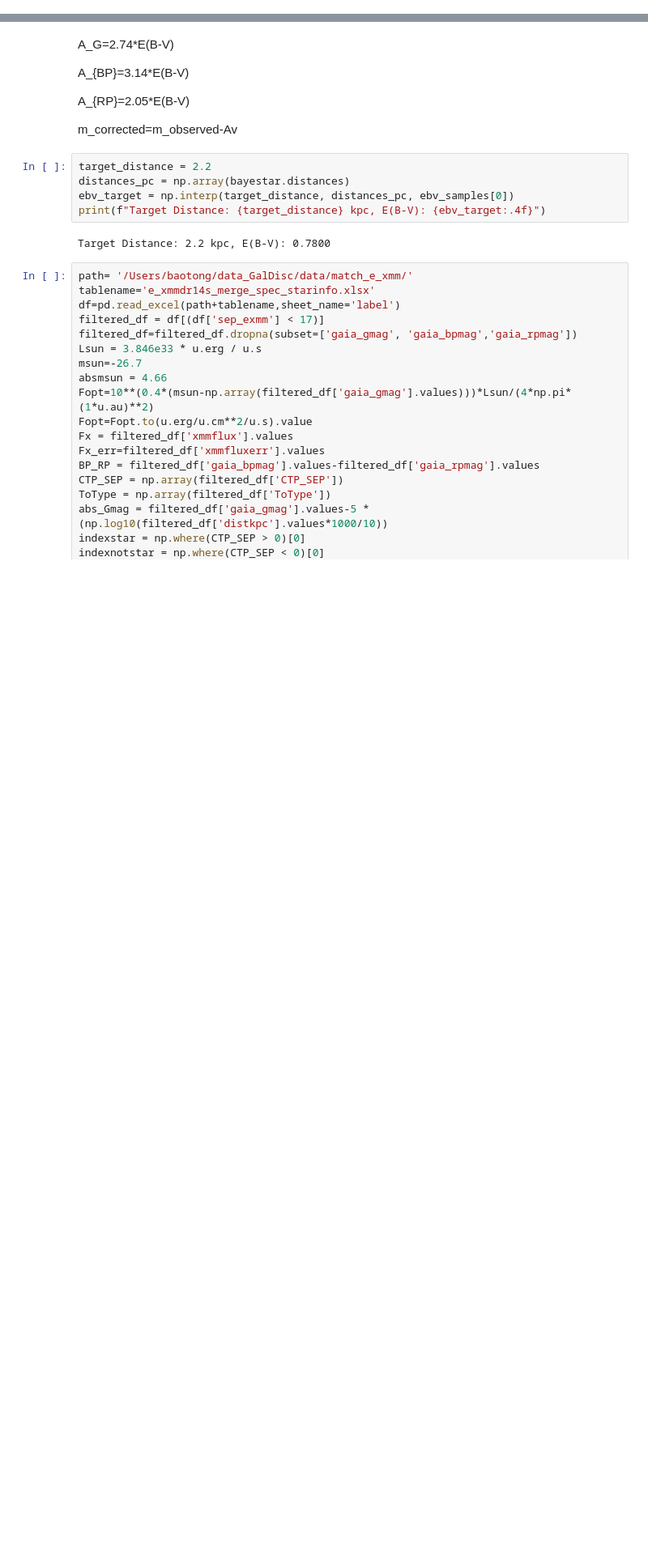
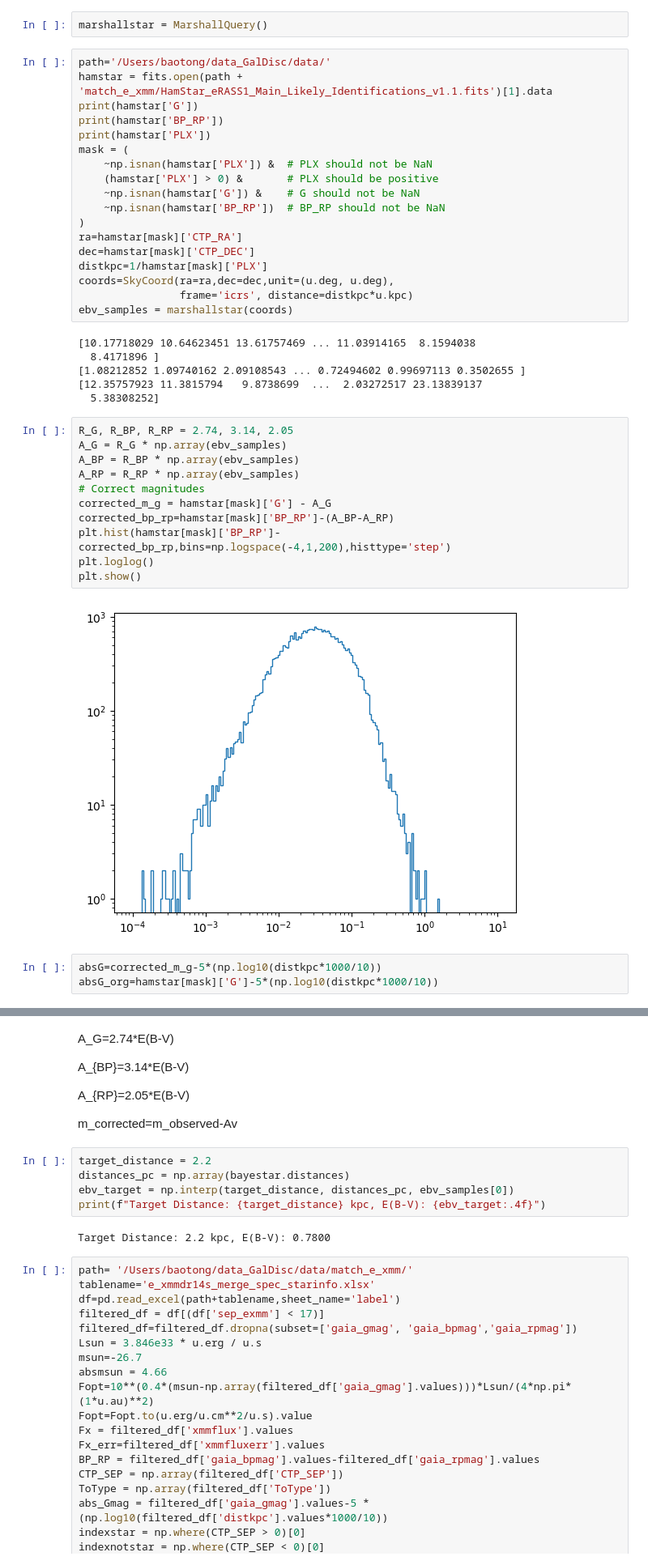
Before and after one commit to baotong6/exmm, a Jupyter notebook: match_eSASS/Xmainseq.ipynb, the cells around one changed output, grey strips where cells are left out. Shown: that part at 81% size. Saved outputs shown, nothing was run; the diff lists cells and outputs as text; blank space fills up the shorter version.

```diff
--- a/match_eSASS/Xmainseq.ipynb
+++ b/match_eSASS/Xmainseq.ipynb
@@ -10 +15,43 @@ from scipy.optimize import curve_fit
+# %%
+marshallstar = MarshallQuery()
+# %%
+path='/Users/baotong/data_GalDisc/data/'
+hamstar = fits.open(path + 'match_e_xmm/HamStar_eRASS1_Main_Likely_Identifications_v1.1.fits')[1].data
+print(hamstar['G'])
+print(hamstar['BP_RP'])
+print(hamstar['PLX'])
+mask = (
+    ~np.isnan(hamstar['PLX']) &  # PLX should not be NaN
+    (hamstar['PLX'] > 0) &       # PLX should be positive
+    ~np.isnan(hamstar['G']) &    # G should not be NaN
+    ~np.isnan(hamstar['BP_RP'])  # BP_RP should not be NaN
+)
+ra=hamstar[mask]['CTP_RA']
+dec=hamstar[mask]['CTP_DEC']
+distkpc=1/hamstar[mask]['PLX']
+coords=SkyCoord(ra=ra,dec=dec,unit=(u.deg, u.deg),
+                frame='icrs', distance=distkpc*u.kpc)
+ebv_samples = marshallstar(coords)
+# %% [output]
+[10.17718029 10.64623451 13.61757469 ... 11.03914165  8.1594038
+  8.4171896 ]
+[1.08212852 1.09740162 2.09108543 ... 0.72494602 0.99697113 0.3502655 ]
+[12.35757923 11.3815794   9.8738699  ...  2.03272517 23.13839137
+  5.38308252]
+# %%
+R_G, R_BP, R_RP = 2.74, 3.14, 2.05
+A_G = R_G * np.array(ebv_samples)
+A_BP = R_BP * np.array(ebv_samples)
+A_RP = R_RP * np.array(ebv_samples)
+# Correct magnitudes
+corrected_m_g = hamstar[mask]['G'] - A_G
+corrected_bp_rp=hamstar[mask]['BP_RP']-(A_BP-A_RP)
+plt.hist(hamstar[mask]['BP_RP']-corrected_bp_rp,bins=np.logspace(-4,1,200),histtype='step')
+plt.loglog()
+plt.show()
+# %% [output]
+[figure, added]
+# %%
+absG=corrected_m_g-5*(np.log10(distkpc*1000/10))
+absG_org=hamstar[mask]['G']-5*(np.log10(distkpc*1000/10))
 # %%
```
Also changed, not shown: parts of 6 cells of this notebook, 11 other files.
